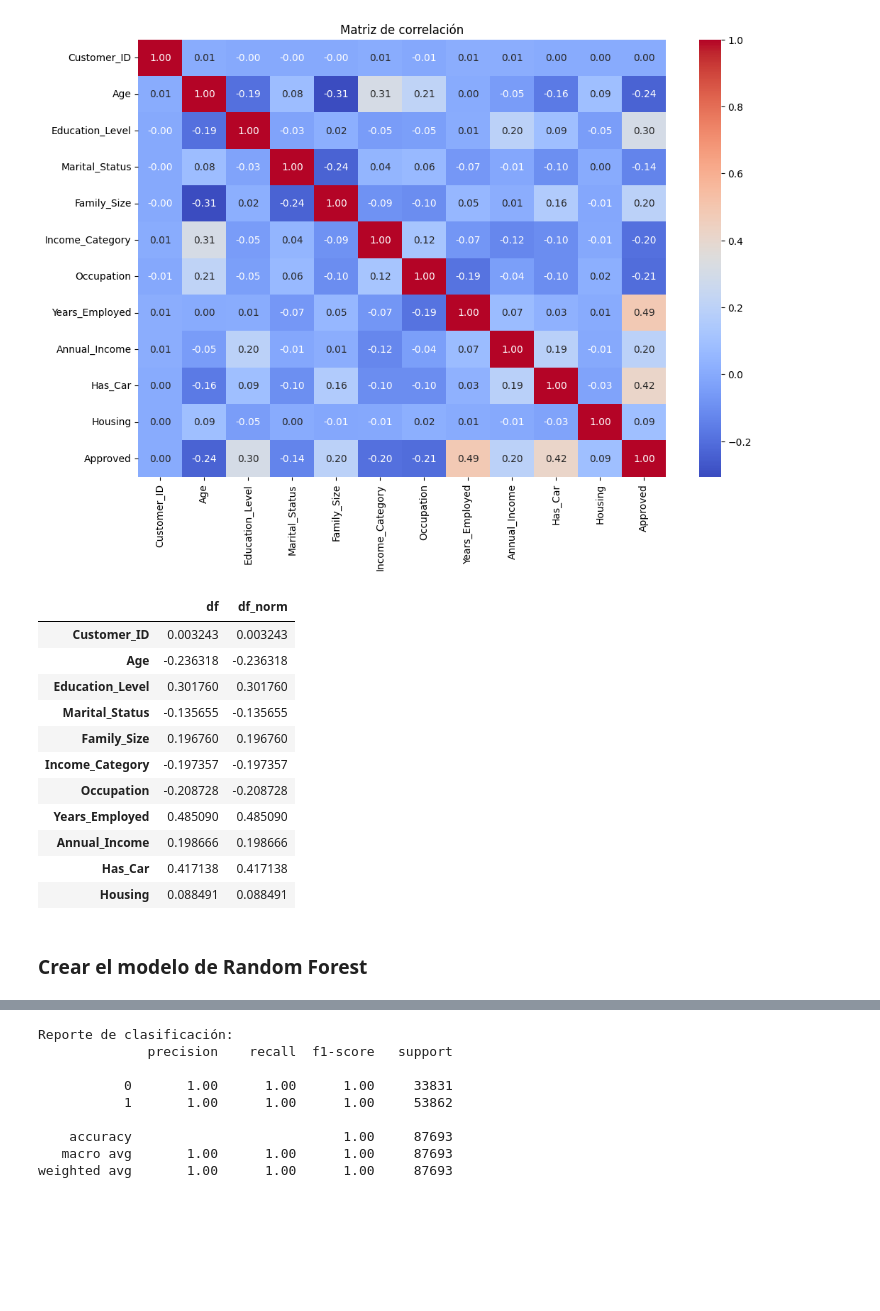
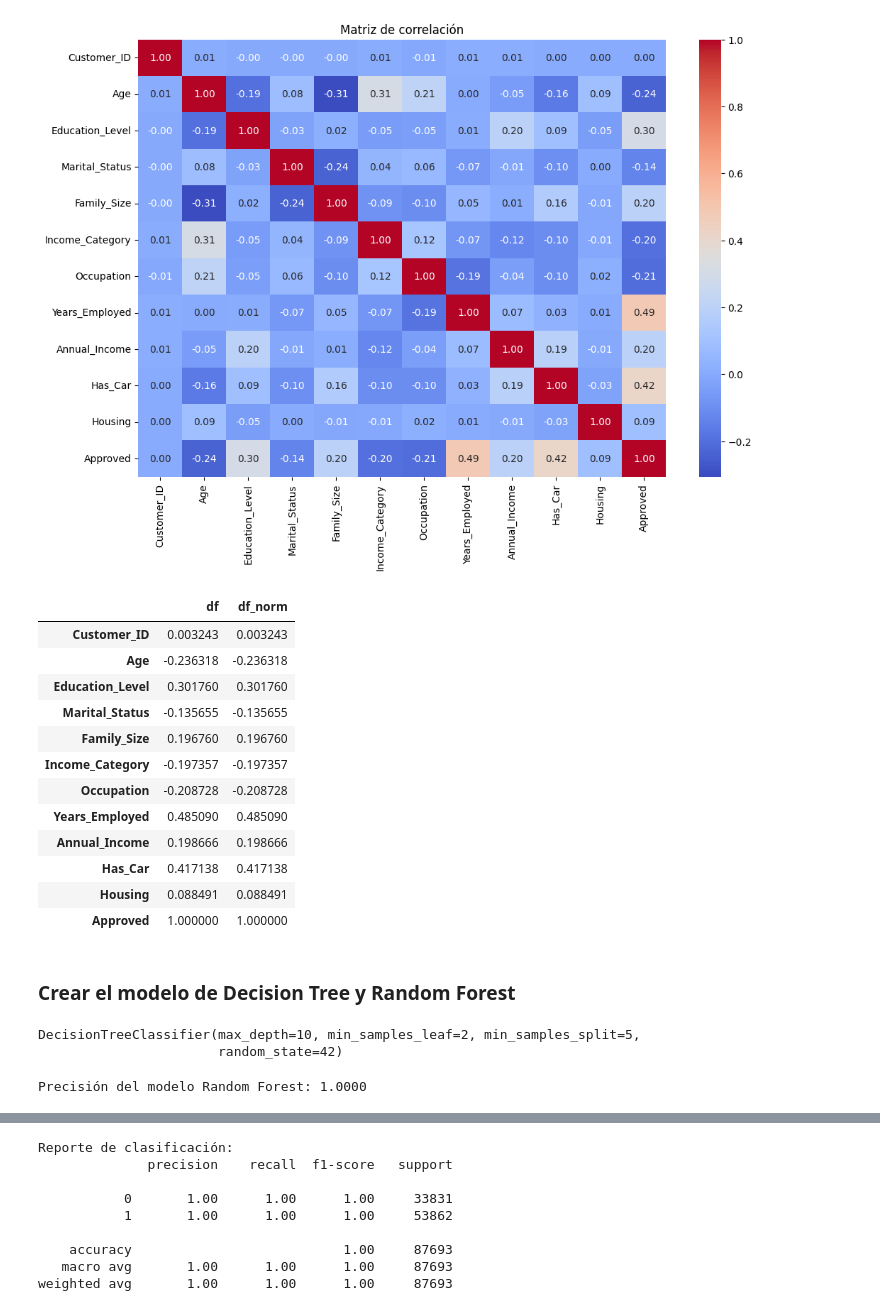
Before and after one commit to SamyuMT/ml-random-forest, a Jupyter notebook: taller4-analisis.ipynb, the cells around one changed output, grey strips where cells are left out. Cells and saved outputs as stored; diff of their text form; code cells hidden in the pictures; blank space fills up the shorter version.

Commit message:
DecisionTree

```diff
--- a/taller4-analisis.ipynb
+++ b/taller4-analisis.ipynb
@@ -149,27 +150,31 @@ plt.title("Matriz de correlación")
 plt.show()
 # %% [output]
 [figure]
-# %%
-comparison_df = pd.DataFrame({
-    'df': corr_df,
-    'df_norm': corr_df_norm
-})
-display(comparison_df)
-# %% [output]
-|  | df | df_norm |
-| Customer_ID | 0.003243 | 0.003243 |
-| Age | -0.236318 | -0.236318 |
-| Education_Level | 0.301760 | 0.301760 |
-| Marital_Status | -0.135655 | -0.135655 |
-| Family_Size | 0.196760 | 0.196760 |
-| Income_Category | -0.197357 | -0.197357 |
-| Occupation | -0.208728 | -0.208728 |
-| Years_Employed | 0.485090 | 0.485090 |
-| Annual_Income | 0.198666 | 0.198666 |
-| Has_Car | 0.417138 | 0.417138 |
-| Housing | 0.088491 | 0.088491 |
+# %%
+corr_df = corr_matrix['Approved']
+corr_df_norm = df_norm.corr()['Approved']
+
+comparison_df = pd.DataFrame({
+    'df': corr_df,
+    'df_norm': corr_df_norm
+})
+display(comparison_df)
+# %% [output]
+|  | df | df_norm |
+| Customer_ID | 0.003243 | 0.003243 |
+| Age | -0.236318 | -0.236318 |
+| Education_Level | 0.301760 | 0.301760 |
+| Marital_Status | -0.135655 | -0.135655 |
+| Family_Size | 0.196760 | 0.196760 |
+| Income_Category | -0.197357 | -0.197357 |
+| Occupation | -0.208728 | -0.208728 |
+| Years_Employed | 0.485090 | 0.485090 |
+| Annual_Income | 0.198666 | 0.198666 |
+| Has_Car | 0.417138 | 0.417138 |
+| Housing | 0.088491 | 0.088491 |
+| Approved | 1.000000 | 1.000000 |
 # %% [markdown]
-### Crear el modelo de Random Forest
+### Crear el modelo de Decision Tree y Random Forest
 # %%
 # Separar características y variable objetivo, excluyendo 'Customer_ID'
 X = df.drop(['Customer_ID', 'Approved'], axis=1)
@@ -180,3 +195,17 @@ X_train, X_test, y_train, y_test = train_test_split(X, y, test_size=0.2, random_
+# %%
+dt_model.fit(X_train, y_train)
+# %% [output]
+DecisionTreeClassifier(max_depth=10, min_samples_leaf=2, min_samples_split=5,
+                       random_state=42)
+# %%
+# Predecir en el conjunto de prueba
+y_pred = dt_model.predict(X_test)
+
+# Calcular la precisión
+accuracy = accuracy_score(y_test, y_pred)
+print(f'Precisión del modelo Random Forest: {accuracy:.4f}')
+# %% [output]
+Precisión del modelo Random Forest: 1.0000
 # %%
 # Crear y entrenar el modelo de Random Forest con hiperparámetros
 rf_model = RandomForestClassifier(
```
Also changed, not shown: parts of 5 cells of this notebook.
